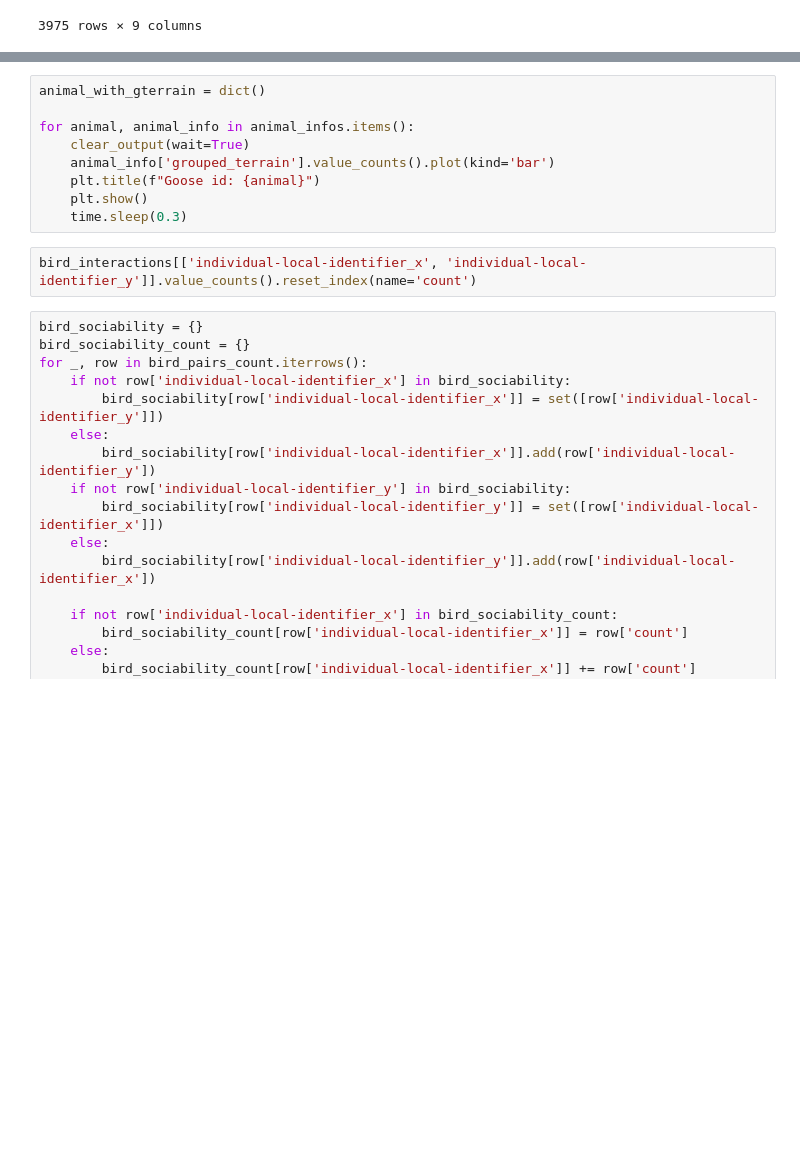
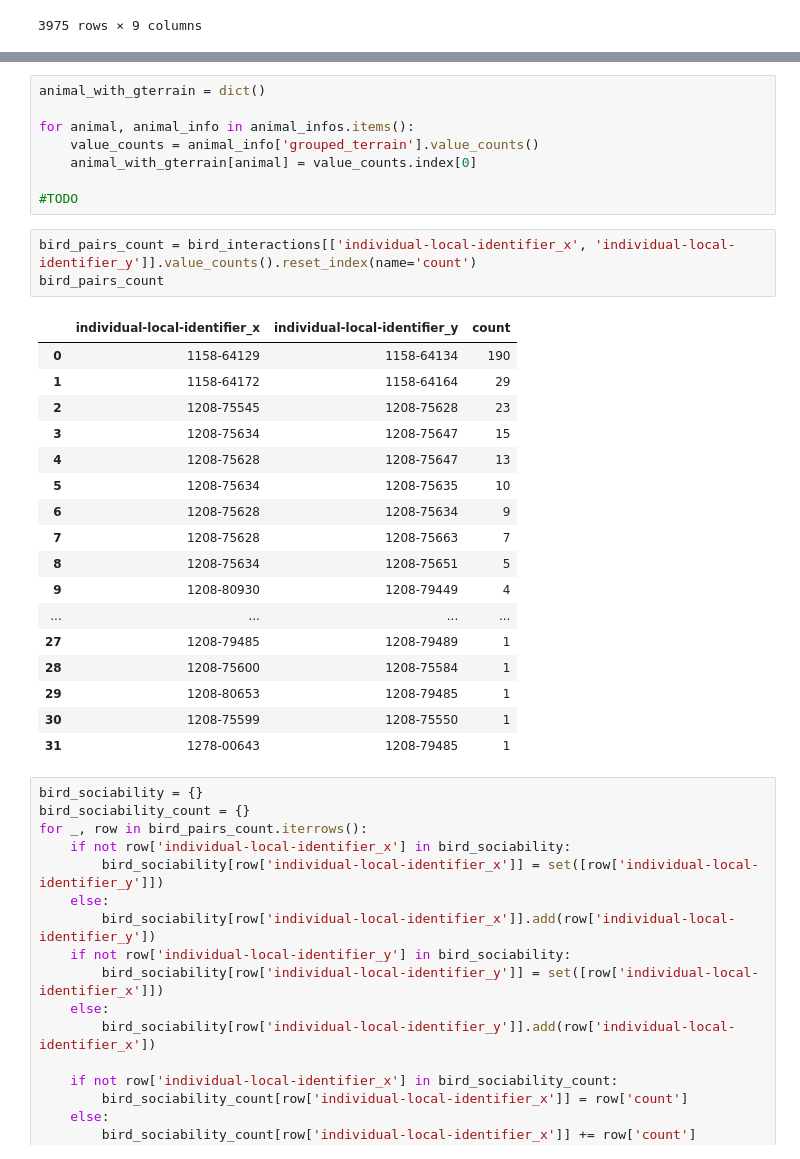
Before and after one commit to Chebawca21/canadian_goose_interactions, a Jupyter notebook: test.ipynb, the cells around one changed output, grey strips where cells are left out. Drawn from its saved outputs; the diff is of its cells as text; blank space fills up the shorter version.

```diff
--- a/test.ipynb
+++ b/test.ipynb
@@ -468,13 +465,31 @@ KeyError: 'grouped_terrain'
 animal_with_gterrain = dict()
 
 for animal, animal_info in animal_infos.items():
-    clear_output(wait=True)
-    animal_info['grouped_terrain'].value_counts().plot(kind='bar')
-    plt.title(f"Goose id: {animal}")
-    plt.show()
-    time.sleep(0.3)
+    value_counts = animal_info['grouped_terrain'].value_counts()
+    animal_with_gterrain[animal] = value_counts.index[0]
+
+#TODO
 # %%
-bird_interactions[['individual-local-identifier_x', 'individual-local-identifier_y']].value_counts().reset_index(name='count')
+bird_pairs_count = bird_interactions[['individual-local-identifier_x', 'individual-local-identifier_y']].value_counts().reset_index(name='count')
+bird_pairs_count
+# %% [output]
+|  | individual-local-identifier_x | individual-local-identifier_y | count |
+| 0 | 1158-64129 | 1158-64134 | 190 |
+| 1 | 1158-64172 | 1158-64164 | 29 |
+| 2 | 1208-75545 | 1208-75628 | 23 |
+| 3 | 1208-75634 | 1208-75647 | 15 |
+| 4 | 1208-75628 | 1208-75647 | 13 |
+| 5 | 1208-75634 | 1208-75635 | 10 |
+| 6 | 1208-75628 | 1208-75634 | 9 |
+| 7 | 1208-75628 | 1208-75663 | 7 |
+| 8 | 1208-75634 | 1208-75651 | 5 |
+| 9 | 1208-80930 | 1208-79449 | 4 |
+| ... | ... | ... | ... |
+| 27 | 1208-79485 | 1208-79489 | 1 |
+| 28 | 1208-75600 | 1208-75584 | 1 |
+| 29 | 1208-80653 | 1208-79485 | 1 |
+| 30 | 1208-75599 | 1208-75550 | 1 |
+| 31 | 1278-00643 | 1208-79485 | 1 |
 # %%
 bird_sociability = {}
 bird_sociability_count = {}
```
Also changed, not shown: parts of 6 cells of this notebook.
